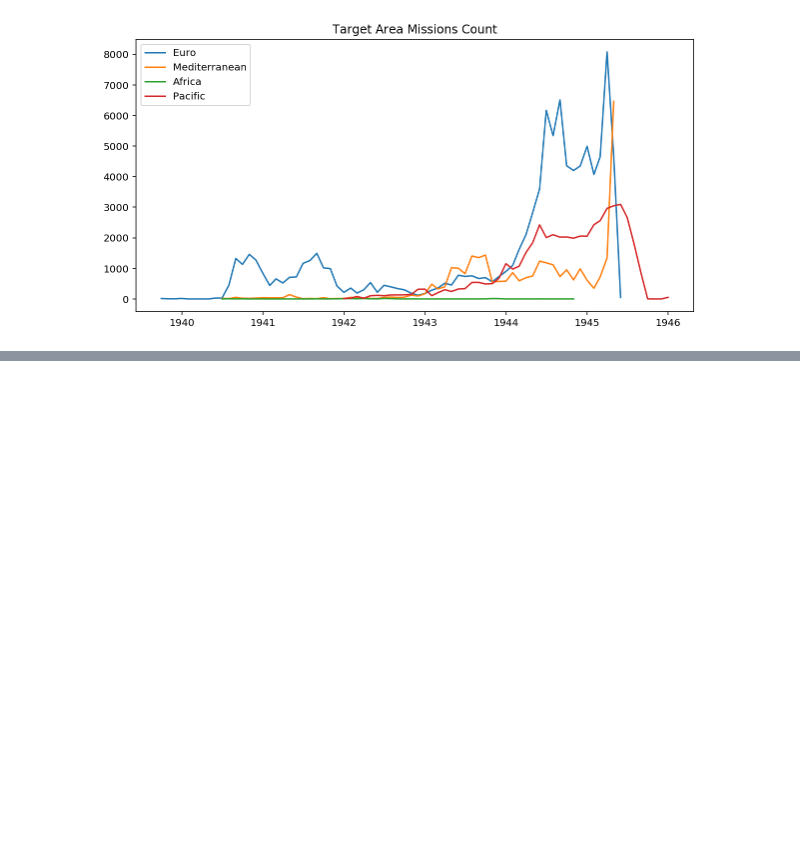
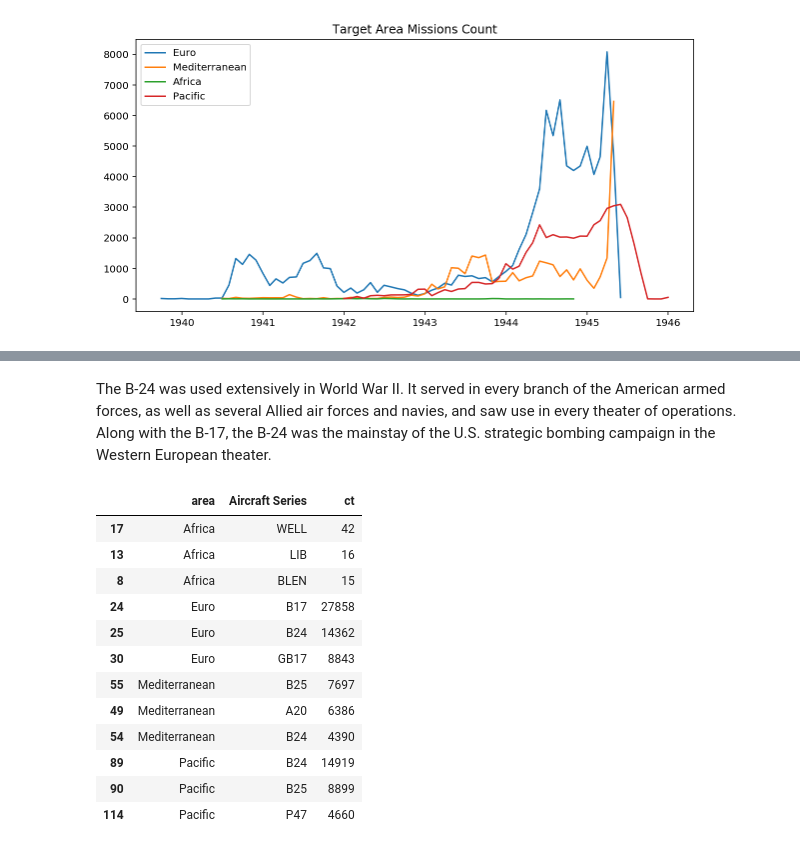
Before and after one commit to YiQ-Zhao/DataViz-Project, a Jupyter notebook: static graph.ipynb, the cells around one changed output, grey strips where cells are left out. Drawn from its saved outputs; the diff is of its cells as text; code cells hidden in the pictures; blank space fills up the shorter version.

```diff
--- a/static graph.ipynb
+++ b/static graph.ipynb
@@ -236,0 +214,23 @@ Text(0.5,1,'Target Area Missions Count')
+# %% [markdown]
+The B-24 was used extensively in World War II. It served in every branch of the American armed forces, as well as several Allied air forces and navies, and saw use in every theater of operations. Along with the B-17, the B-24 was the mainstay of the U.S. strategic bombing campaign in the Western European theater.
+# %%
+# count by area
+top_aircraft = theater.groupby(['area', 'Aircraft Series'], as_index=False)[['Mission ID']].count().\
+               rename(columns={'Mission ID': 'ct'}).\
+               sort_values(['area', 'ct'], ascending=[True, False]).\
+               groupby('area')[['area', 'Aircraft Series', 'ct']].head(3)
+top_aircraft
+# %% [output]
+|  | area | Aircraft Series | ct |
+| 17 | Africa | WELL | 42 |
+| 13 | Africa | LIB | 16 |
+| 8 | Africa | BLEN | 15 |
+| 24 | Euro | B17 | 27858 |
+| 25 | Euro | B24 | 14362 |
+| 30 | Euro | GB17 | 8843 |
+| 55 | Mediterranean | B25 | 7697 |
+| 49 | Mediterranean | A20 | 6386 |
+| 54 | Mediterranean | B24 | 4390 |
+| 89 | Pacific | B24 | 14919 |
+| 90 | Pacific | B25 | 8899 |
+| 114 | Pacific | P47 | 4660 |
```
Also changed, not shown: parts of 15 cells of this notebook.
